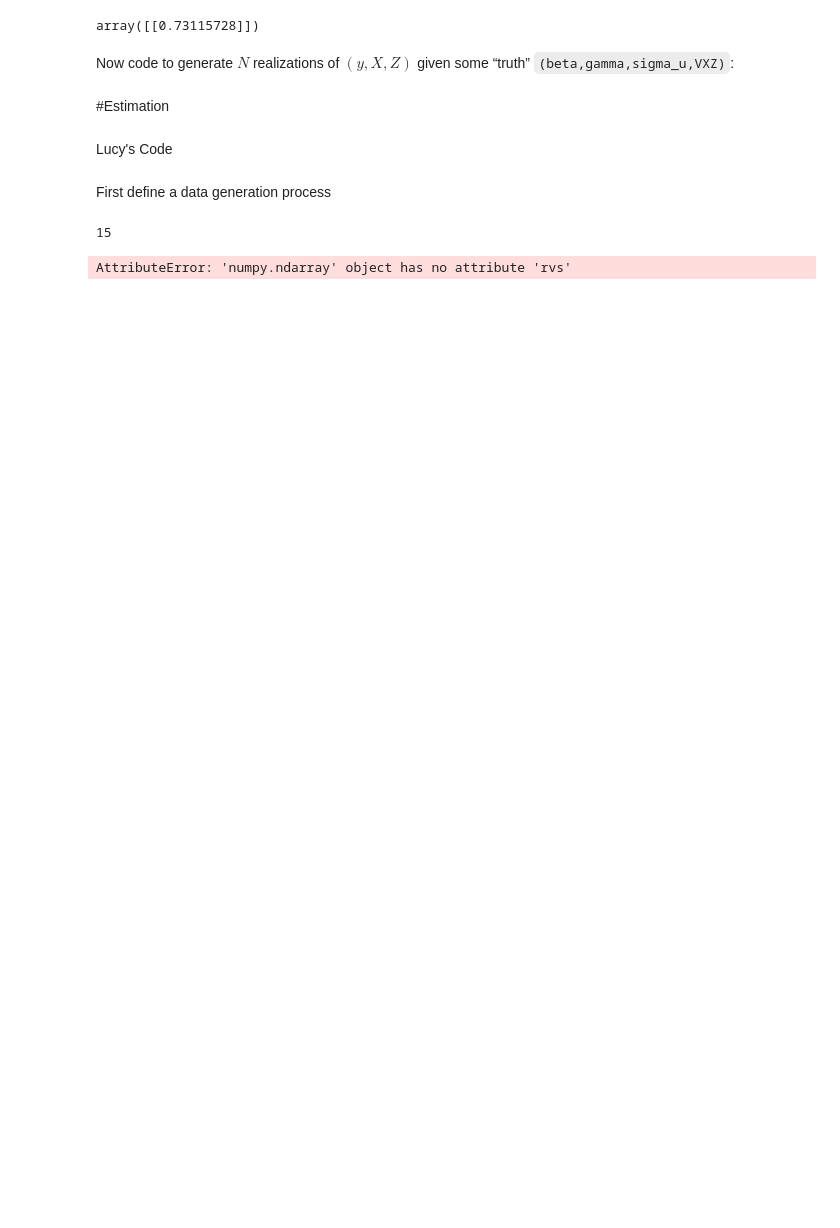
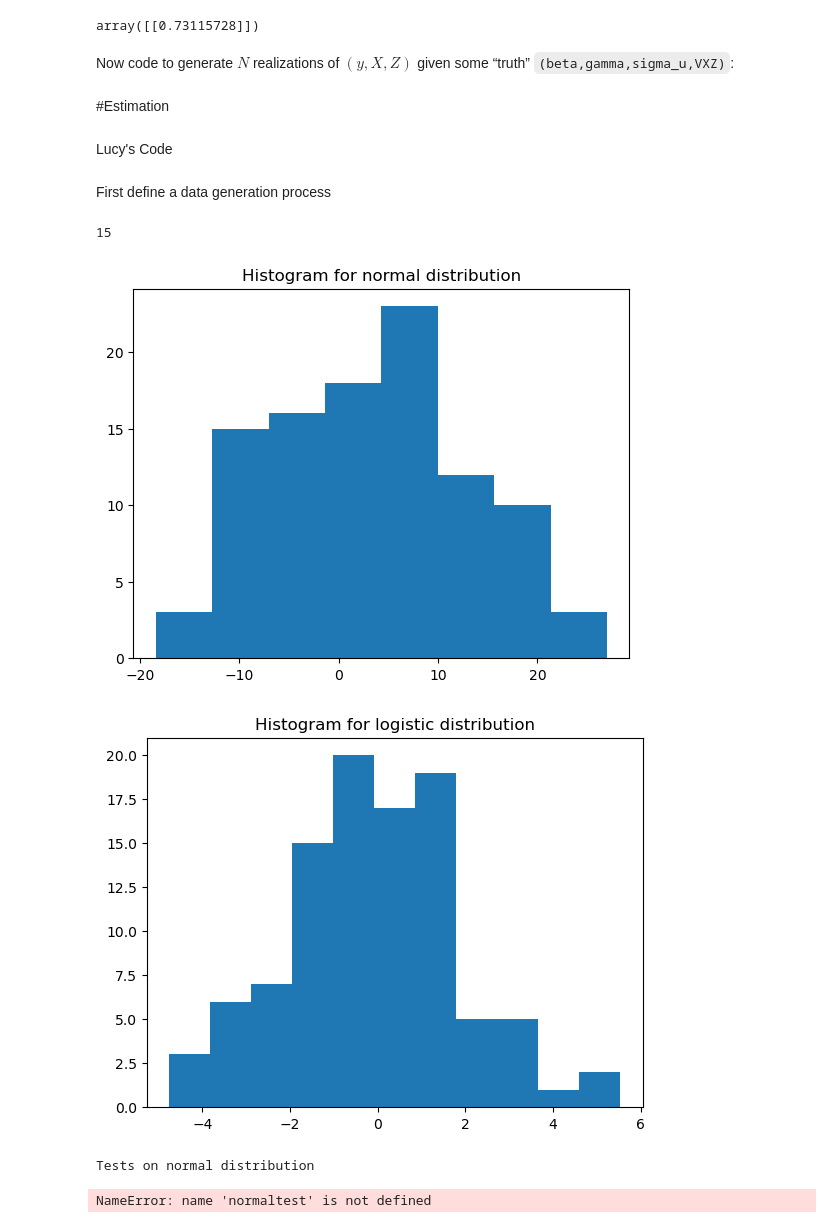
Before and after one commit to adiaac/ARE212-Social-Safety-Nets-PSets, a Jupyter notebook: Assignment 3/PSet3 #3.ipynb, the cells around one changed output. Drawn from its saved outputs; the diff is of its cells as text; code cells hidden in the pictures; blank space fills up the shorter version.

```diff
--- a/Assignment 3/PSet3 #3.ipynb
+++ b/Assignment 3/PSet3 #3.ipynb
@@ -168,16 +171,35 @@ Test data
 # %%
 #Normal distribution for testing - this should work
 normal= iid.norm.rvs(loc=5, scale=10, size=100)
 
 #logistic distribution - should NOT work
-logist=logistic.rvs(size=100)
+logistic=logistic.rvs(size=100)
 
+#Plot histograms to confirm we have the distributions we want
 _=plt.hist(normal, bins='auto')
 plt.title("Histogram for normal distribution")
 plt.show()
 
-_=plt.hist(logist, bins='auto')
+_=plt.hist(logistic, bins='auto')
 plt.title("Histogram for logistic distribution")
 plt.show()
 # %% [output]
-AttributeError: 'numpy.ndarray' object has no attribute 'rvs'
+[figure, added]
+[figure, added]
+# %%
+#run tests
+print("Tests on normal distribution")
+print(normaltest(normal, 1))
+print(normaltest(normal, 2))
+print(normaltest(normal, 3))
+print(normaltest(normal, 4))
+print(normaltest(normal, 5))
+print("Tests on logistic distribution")
+print(normaltest(logistic, 1))
+print(normaltest(logistic, 2))
+print(normaltest(logistic, 3))
+print(normaltest(logistic, 4))
+print(normaltest(logistic, 5))
+# %% [output]
+Tests on normal distribution
+NameError: name 'normaltest' is not defined
```
Also changed, not shown: parts of 2 cells of this notebook.
